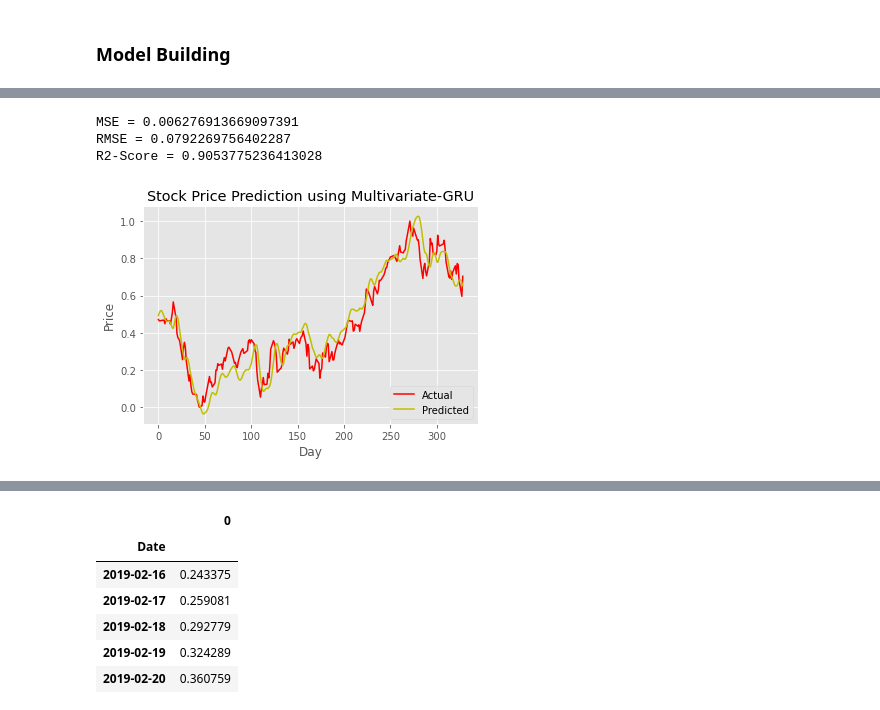
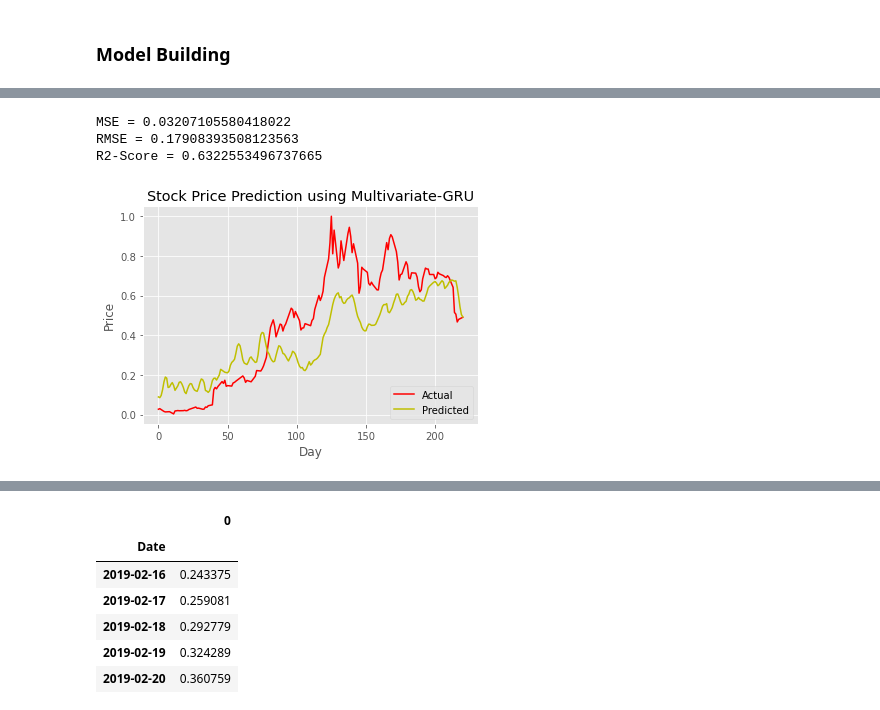
Before and after one commit to herrfeder/DataScientist, a Jupyter notebook: Project_05_Capstone_Stock_Chart_Analysis/05_model_GRU.ipynb, the cells around one changed output, grey strips where cells are left out. Cells and saved outputs as stored; diff of their text form; code cells hidden in the pictures.

```diff
--- a/Project_05_Capstone_Stock_Chart_Analysis/05_model_GRU.ipynb
+++ b/Project_05_Capstone_Stock_Chart_Analysis/05_model_GRU.ipynb
@@ -198,0 +220,9 @@ val.shape
+# %%
+fore_cast = test_temp_2[test_temp_2.index <= "2019-10-01"].iloc[-30:,:]
+fore_cast.index = fore_cast.index + DateOffset(abs(-30))
+# %%
+future_dict = {x.format(""):x.format("_prev_month") for x in feat_prep}
+fore_cast.rename(columns=future_dict, inplace=True)
+# %%
+
+forecast_exp = pd.concat([test_temp_1[features], fore_cast[features]])
@@ -199,11 +260,14 @@ val.shape
+# %%
+sc = MinMaxScaler()
+forecast_exp = sc.fit_transform(forecast_exp)
 # %%
-mse,rmse,r2_value,true,predicted = evaluate_model(model, test, 60)
+mse,rmse,r2_value,true,predicted = evaluate_model(model, forecast_exp, 5)
 print("MSE =",mse)
 print("RMSE =",rmse)
 print("R2-Score =",r2_value)
 plot_data(true,predicted)
 # %% [output]
-MSE = 0.006276913669097391
-RMSE = 0.0792269756402287
-R2-Score = 0.9053775236413028
+MSE = 0.03207105580418022
+RMSE = 0.17908393508123563
+R2-Score = 0.6322553496737665
-[figure, old version]
+[figure, new version]
```
Also changed, not shown: parts of 28 cells of this notebook, 3 other files.
